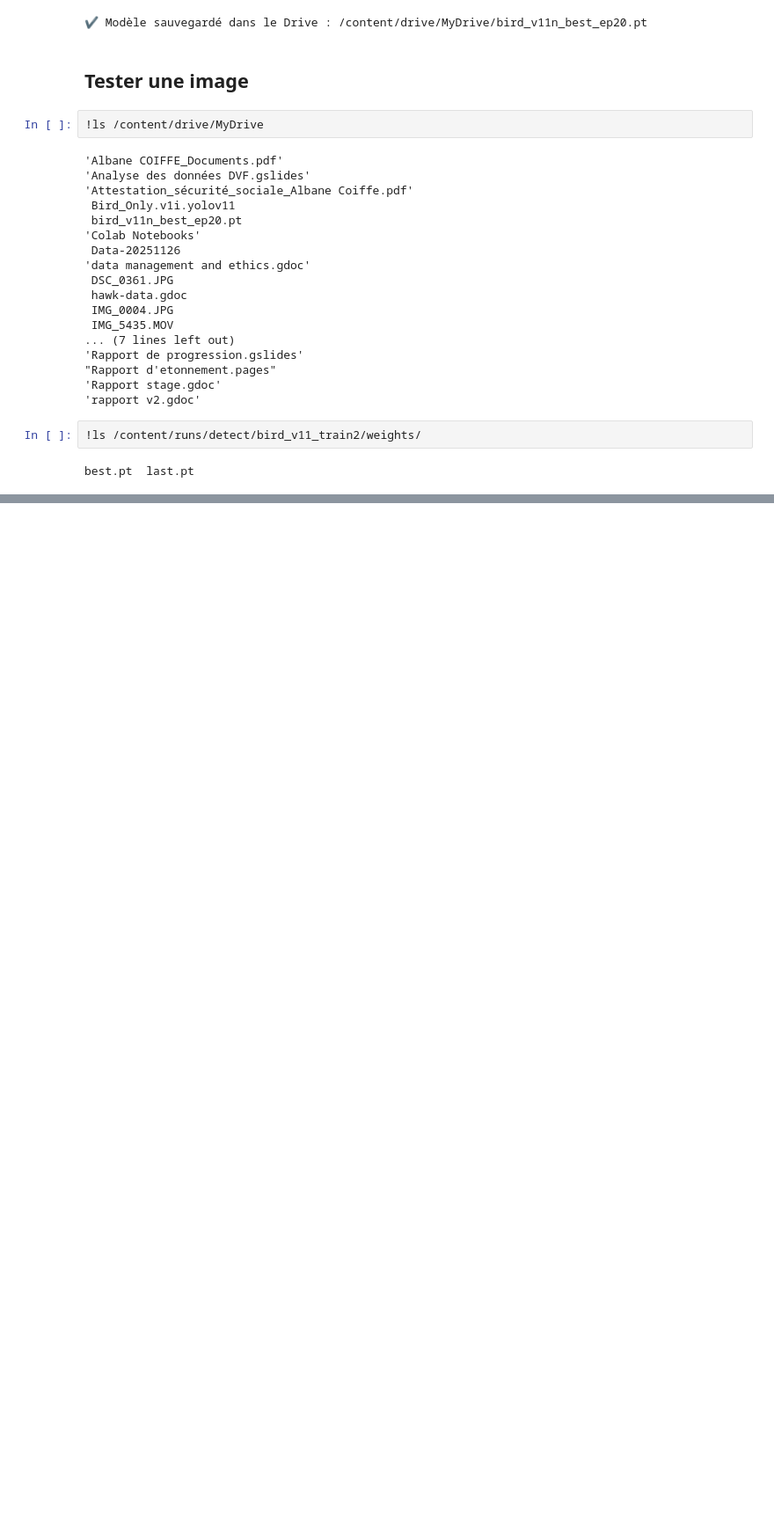
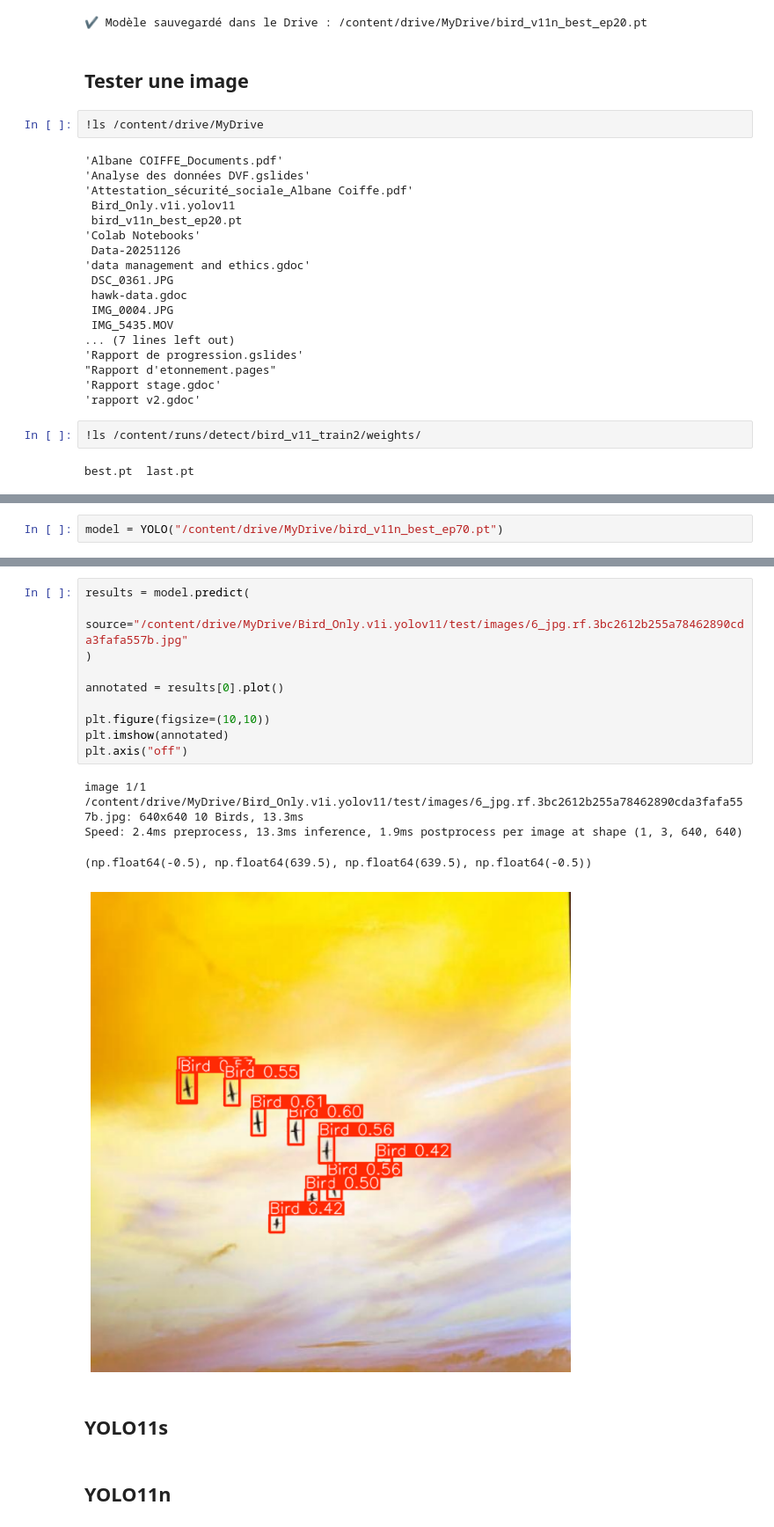
Before and after one commit to albanecoiffe/Hawk-data, a Jupyter notebook: notebook.ipynb, the cells around one changed output, grey strips where cells are left out. Shown at 88% size. Saved outputs shown, nothing was run; the diff lists cells and outputs as text; blank space fills up the shorter version.

```diff
--- a/notebook.ipynb
+++ b/notebook.ipynb
@@ -151,0 +207,2 @@ plt.axis('off')
+# %%
+model = YOLO("/content/drive/MyDrive/bird_v11n_best_ep70.pt")
@@ -151,0 +237,19 @@ plt.axis('off')
+# %%
+results = model.predict(
+    source="/content/drive/MyDrive/Bird_Only.v1i.yolov11/test/images/6_jpg.rf.3bc2612b255a78462890cda3fafa557b.jpg"
+)
+
+annotated = results[0].plot()
+
+plt.figure(figsize=(10,10))
+plt.imshow(annotated)
+plt.axis("off")
+# %% [output]
+image 1/1 /content/drive/MyDrive/Bird_Only.v1i.yolov11/test/images/6_jpg.rf.3bc2612b255a78462890cda3fafa557b.jpg: 640x640 10 Birds, 13.3ms
+Speed: 2.4ms preprocess, 13.3ms inference, 1.9ms postprocess per image at shape (1, 3, 640, 640)
+(np.float64(-0.5), np.float64(639.5), np.float64(639.5), np.float64(-0.5))
+[figure, added]
+# %% [markdown]
+## YOLO11s
+# %% [markdown]
+## YOLO11n
```
Also changed, not shown: parts of 9 cells of this notebook.
